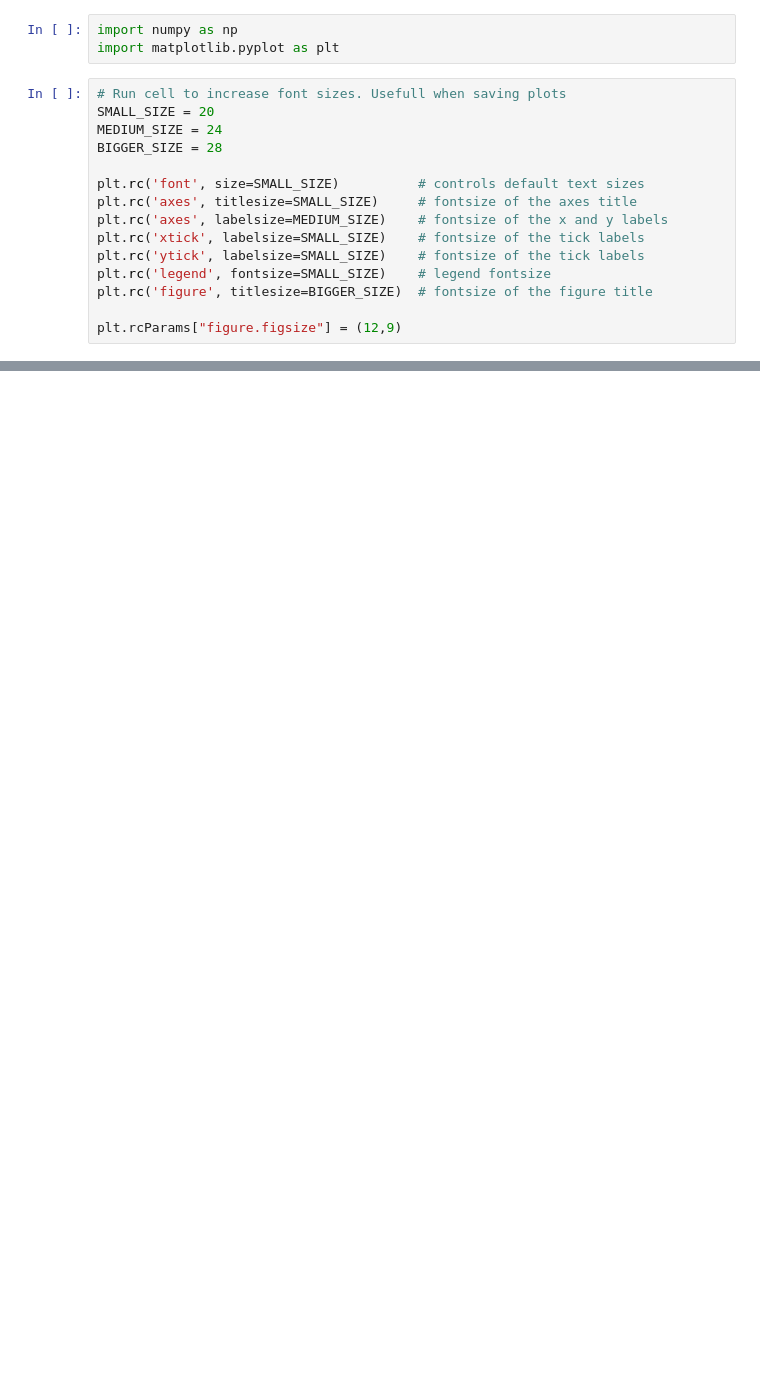
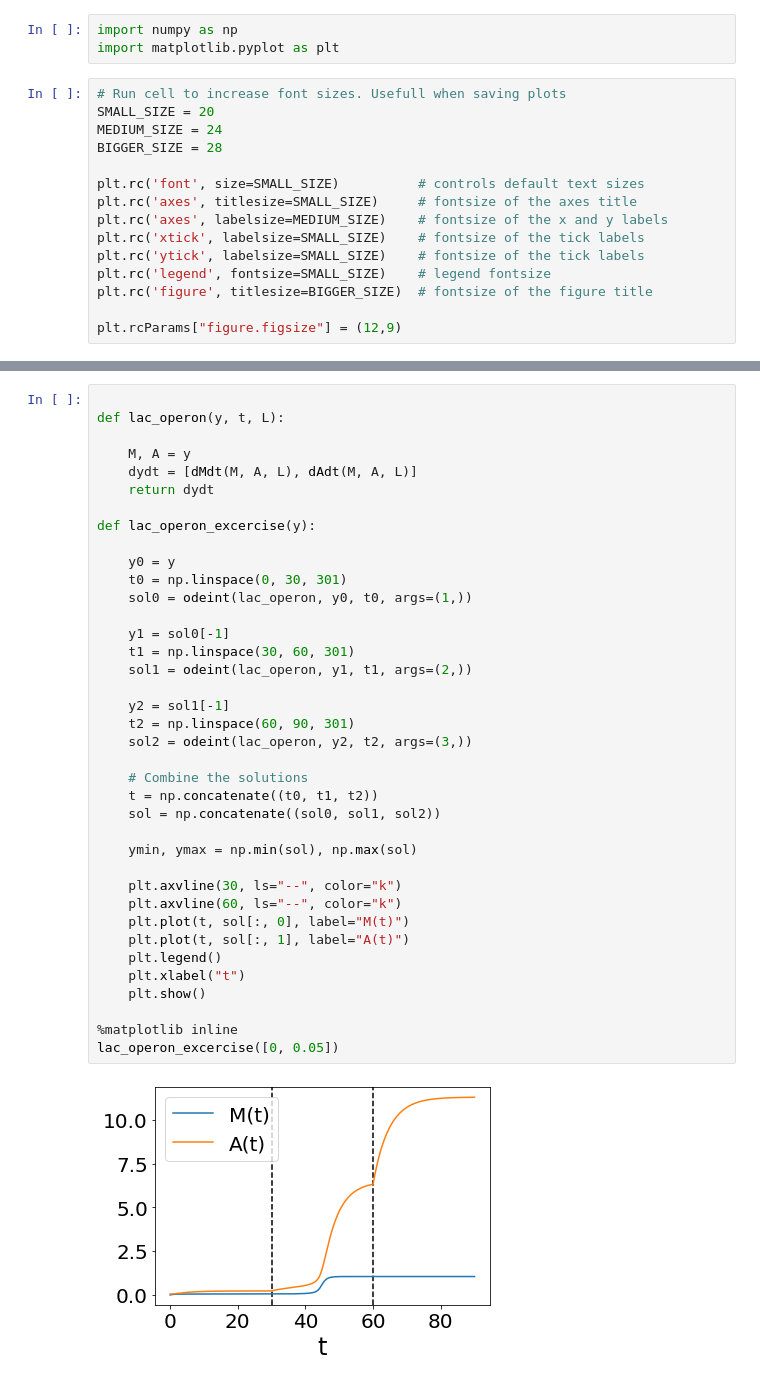
Before and after one commit to Nickvs99/ComputationalBiology, a Jupyter notebook: Set2/lac_operon.ipynb, the cells around one changed output, grey strips where cells are left out. Cells and saved outputs as stored; diff of their text form; blank space fills up the shorter version.

```diff
--- a/Set2/lac_operon.ipynb
+++ b/Set2/lac_operon.ipynb
@@ -78,0 +79,40 @@ plot_lac_operon_streamplot(Ms, As, L=3)
+# %%
+
+def lac_operon(y, t, L):
+
+    M, A = y
+    dydt = [dMdt(M, A, L), dAdt(M, A, L)]
+    return dydt
+
+def lac_operon_excercise(y):
+
+    y0 = y
+    t0 = np.linspace(0, 30, 301)
+    sol0 = odeint(lac_operon, y0, t0, args=(1,))
+
+    y1 = sol0[-1]
+    t1 = np.linspace(30, 60, 301)
+    sol1 = odeint(lac_operon, y1, t1, args=(2,))
+
+    y2 = sol1[-1]
+    t2 = np.linspace(60, 90, 301)
+    sol2 = odeint(lac_operon, y2, t2, args=(3,))
+
+    # Combine the solutions
+    t = np.concatenate((t0, t1, t2))
+    sol = np.concatenate((sol0, sol1, sol2))
+
+    ymin, ymax = np.min(sol), np.max(sol)
+
+    plt.axvline(30, ls="--", color="k")
+    plt.axvline(60, ls="--", color="k")
+    plt.plot(t, sol[:, 0], label="M(t)")
+    plt.plot(t, sol[:, 1], label="A(t)")
+    plt.legend()
+    plt.xlabel("t")
+    plt.show()
+
+%matplotlib inline
+lac_operon_excercise([0, 0.05])
+# %% [output]
+[figure, added]
```
Also changed, not shown: parts of 1 cell of this notebook.
